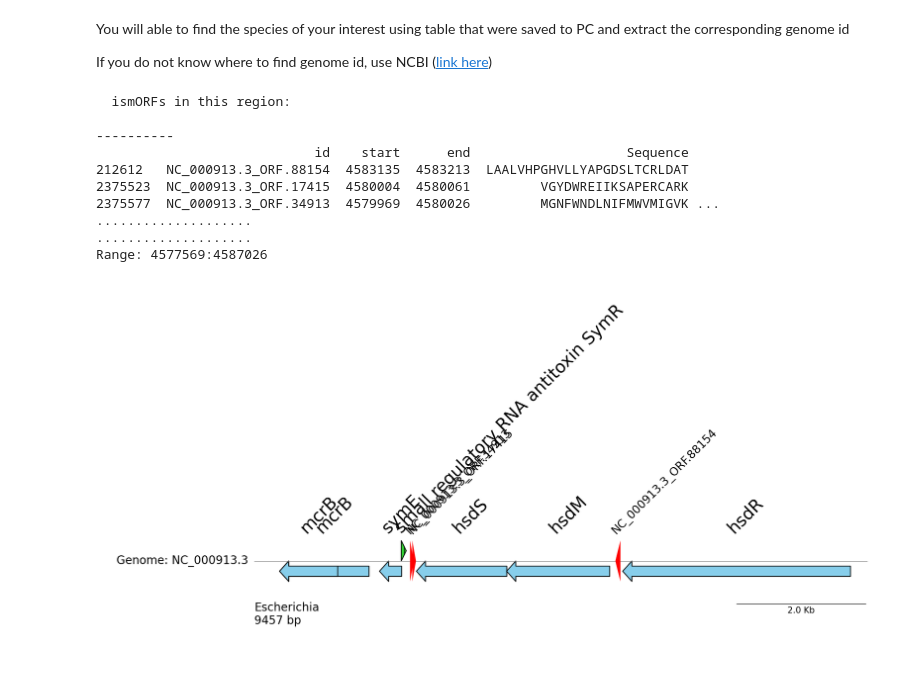
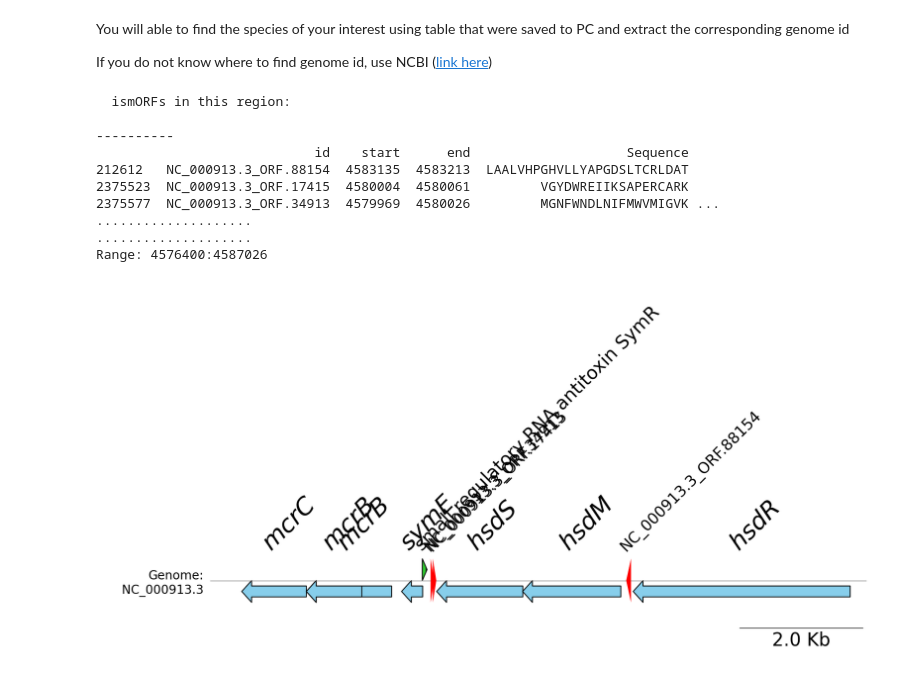
Before and after one commit to IgorFesenko/prokariotic_smORFs, a Jupyter notebook: ismORFs_resource.ipynb, the cells around one changed output. Saved outputs shown, nothing was run; the diff lists cells and outputs as text; code cells hidden in the pictures.

```diff
--- a/ismORFs_resource.ipynb
+++ b/ismORFs_resource.ipynb
@@ -48,6 +48,10 @@ from pymsaviz import MsaViz, get_msa_testdata
 from pygenomeviz import GenomeViz
 from pygenomeviz.parser import Gff
 from google.colab import files
+import matplotlib.font_manager as fm
+
+italic_font = fm.FontProperties(style='italic', size=60)
+basic_font = fm.FontProperties(style='normal', size=40)
 
 
 class Description:
@@ -70,10 +74,11 @@ class Description:
     def info(self):
       try:
         if self.name:
-            print(f"Genus: {self.genus}\nStrain: {self.strain}\nGenome: {self.genome}\nSequence: {self.seq}\nLength: {self.len}aa\nTransmembrane domain:{self.tm}\nStart: {self.start} End: {self.end} Strand: {self.strand}\n\n")
+            print(f"Genus: {self.genus}\nStrain: {self.strain}\nGenome: {self.genome}\nSequence: {self.seq}\nLength: {self.len}aa\nTransmembrane domain: {self.tm}\nStart: {self.start} End: {self.end} Strand: {self.strand}\n\n")
             print(f"Cluster ID: {self.clstr}\nCluster size:{self.size}\nIntergenus clusters: {self.cons_clstr_view}\nSynteny: {self.synten}\n")
             print(f"Transcription(TPM): {self.tpm}\nRibo start: {self.ribotis}\nRibo signal: {self.riborpf}\n")
-            #print(f"Evolutionary rates:\n{self.evol.head()}")
+            print(f"Ribo-seq signals in cluster:\nTIS: {self.ribotis_other}\nRPF: {self.riborpf_other}")
+
       except:
         print("ismORF did not find")
 
@@ -121,6 +126,10 @@ class Description:
         #Ribo-seq
         self.ribotis = str(res_entero['TIScounts'].values[0])
         self.riborpf = str(res_entero['RPFcounts'].values[0])
+        ribo = self.table[self.table['Cluster_ID']== self.clstr][['Strain','TIScounts','RPFcounts']].dropna(subset=['TIScounts','RPFcounts'], how='all')
+        ribo = ribo.fillna(0)
+        self.ribotis_other = "; ".join([f"{row['Strain']}: {row['TIScounts']}" for _, row in ribo.iterrows() if row['TIScounts']!=0])
+        self.riborpf_other = "; ".join([f"{row['Strain']}: {row['RPFcounts']}" for _, row in ribo.iterrows()])
 
         #evoluton
         #self.evol = res_entero[['dN', 'dS', 'dN/dS', 'Kd']]
@@ -168,25 +177,26 @@ class Description:
           gff_file = f"/content/entero67GFF/{self.genome}.gff.gz"
           gff = Gff(gff_file)
           smorf_strand = int(f"{self.strand}1")
-          print(f"Range: {start}:{end}")
+          #print(f"Range: {start}:{end}")
 
           gv = GenomeViz()
-          gv.set_scale_bar(ymargin=0.5)
+          gv.set_scale_bar(ymargin=0.5, labelsize=30)
 
           target_ranges = ((start, end))
-          track = gv.add_feature_track(name=f"Genome: {gff.name}", segments=target_ranges, labelsize=20)
+          track = gv.add_feature_track(name=f"Genome:\n {gff.name}", segments=target_ranges, labelsize=20)
+
 
           cds_features = gff.extract_features(feature_type="CDS", target_range=target_ranges)
           rrna_features = gff.extract_features(feature_type="rRNA", target_range=target_ranges)
           nrna_features = gff.extract_features(feature_type="ncRNA", target_range=target_ranges)
 
-          track.add_features(cds_features,label_type="gene", fc="skyblue", lw=1.5, text_kws=dict(rotation=45, size=30))
+          track.add_features(cds_features,label_type="gene", fc="skyblue", lw=1.5, text_kws=dict(rotation=45, size=40, fontproperties=italic_font))
           track.add_features(rrna_features, label_type="product", fc="lime", hatch="//",lw=1.5, text_kws=dict(rotation=45, size=30))
           track.add_features(nrna_features, label_type="product", fc="limegreen", lw=1.5, hatch="||",text_kws=dict(rotation=45, size=30))
 
 
-          track.add_sublabel(f"{self.genus}\n{end - start} bp", ymargin=1.0,size=20, color="black")
-          track.add_feature(start=self.start, end=self.end, strand=smorf_strand, plotstyle="bigarrow", label=self.name, facecolor="red", edgecolor="black", linewidth=1, text_kws=dict(rotation=45, size=20))
+          #track.add_sublabel(f"{self.genus}\n{end - start} bp", ymargin=1.0,size=20, color="black")
+          track.add_feature(start=self.start, end=self.end, strand=smorf_strand, plotstyle="bigarrow", label = self.name.rsplit('_', maxsplit=1)[-1], facecolor="red", edgecolor="black", linewidth=1, text_kws=dict(rotation=45, size=30, fontproperties=basic_font))
           fig = gv.plotfig()
           if save:
             fig.savefig(f"content/{self.name}.jpeg", dpi=300)
@@ -263,7 +273,7 @@ You will able to find the species of your interest using table that were saved t
 
 If you do not know where to find genome id, use NCBI ([link here](https://www.ncbi.nlm.nih.gov/))
 # %%
-#@title **EXTRACT ismORFs FROM GENOME REGION**
+#@title **EXTRACT ALL ismORFs FROM GENOME REGION**
 #@markdown Click in the "Run" button to get ismORFs from genome region
 
 class Region:
@@ -293,10 +303,10 @@ class Region:
         gff = Gff(gff_file)
         print(f"Range: {self.start}:{self.end}")
         gv = GenomeViz()
-        gv.set_scale_bar(ymargin=0.5)
+        gv.set_scale_bar(ymargin=0.5, labelsize=30)
 
         target_ranges = ((self.start, self.end))
-        track = gv.add_feature_track(name=f"Genome: {gff.name}", segments=target_ranges, labelsize=20)
+        track = gv.add_feature_track(name=f"Genome:\n {gff.name}", segments=target_ranges, labelsize=20)
 
 
         #track.add_gff_features(gff, feature_type="CDS", facecolor="skyblue", linewidth=0.5, label_type="gene", labelvpos="top", labelsize=30)
@@ -304,10 +314,10 @@ class Region:
         rrna_features = gff.extract_features(feature_type="rRNA", target_range=target_ranges)
         nrna_features = gff.extract_features(feature_type="ncRNA", target_range=target_ranges)
 
-        track.add_features(cds_features,label_type="gene", fc="skyblue", lw=1.5, text_kws=dict(rotation=45, size=30))
+        track.add_features(cds_features,label_type="gene", fc="skyblue", lw=1.5, text_kws=dict(rotation=45, size=40, fontproperties=italic_font))
         track.add_features(rrna_features, label_type="product", fc="lime", hatch="//",lw=1.5, text_kws=dict(rotation=45, size=30))
         track.add_features(nrna_features, label_type="product", fc="limegreen", lw=1.5, hatch="||",text_kws=dict(rotation=45, size=30))
-        track.add_sublabel(f"{self.genus}\n{self.end - self.start} bp", ymargin=1.0,size=20, color="black")
+        #track.add_sublabel(f"{self.genus}\n{self.end - self.start} bp", ymargin=1.0,size=20, color="black")
         # draw microproteins
         for index, row in self.res.iterrows():
             smorf_start = int(row['start'])
@@ -317,35 +327,35 @@ class Region:
             track.add_feature(start=smorf_start, end=smorf_end, strand=smorf_strand,
                               plotstyle="bigarrow", label=smorf_name,
                               facecolor="red", edgecolor="black", linewidth=1,
-                              text_kws=dict(rotation=45, size=20))
+                              text_kws=dict(rotation=45, size=25))
         fig = gv.plotfig()
 genome_id = "NC_000913.3" #@param {type:"string"}
-regon_start = 4577569 #@param {type:"integer"}
+regon_start = 4576400 #@param {type:"integer"}
 regon_end = 4587026 #@param {type:"integer"}
 genreg = Region(table, regon_start, regon_end, genome_id)
 res_table = genreg.ismorfs()
 download_table = False #@param {type:"boolean"}
 #@markdown Use "download_table" checkbox to save the table to your PC
 if len(res_table)>0:
   print(res_table[['id', 'start', 'end', 'Sequence']].head(), '...')
   print("."*20)
   print("."*20)
   if download_table:
     res_table.to_csv(f"/content/{genome_id}_Region{regon_start}_{regon_end}_ismORFs.csv", index=False)
     files.download(f'/content/{genome_id}_Region{regon_start}_{regon_end}_ismORFs.csv')
 else:
   print("Species did not find")
 genreg.visualisation()
 # %% [output]
   ismORFs in this region:
 
 ----------
                             id    start      end                    Sequence
 212612   NC_000913.3_ORF.88154  4583135  4583213  LAALVHPGHVLLYAPGDSLTCRLDAT
 2375523  NC_000913.3_ORF.17415  4580004  4580061         VGYDWREIIKSAPERCARK
 2375577  NC_000913.3_ORF.34913  4579969  4580026         MGNFWNDLNIFMWVMIGVK ...
 ....................
 ....................
-Range: 4577569:4587026
+Range: 4576400:4587026
-[figure, old version]
+[figure, new version]
 # %%
```
Also changed, not shown: parts of 5 cells of this notebook.
